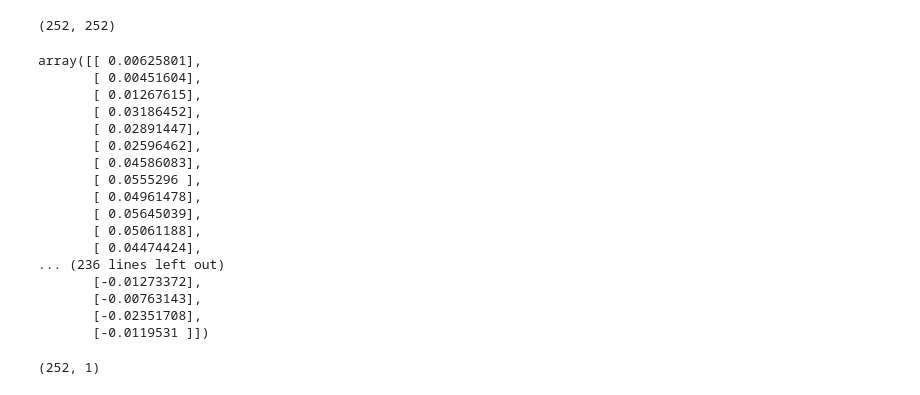
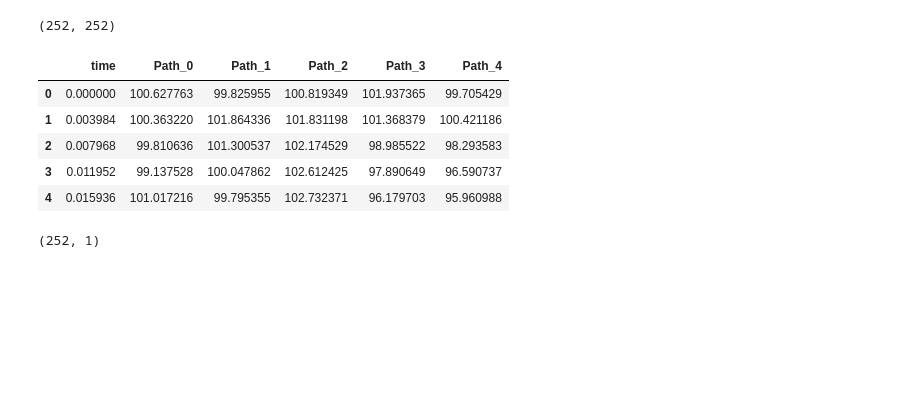
Before and after one commit to Demion27/predictive-ai-roadmap, a Jupyter notebook: notebooks/gaussian_brownian.ipynb, the cells around one changed output. Cells and saved outputs as stored; diff of their text form; code cells hidden in the pictures; blank space fills up the shorter version.

```diff
--- a/notebooks/gaussian_brownian.ipynb
+++ b/notebooks/gaussian_brownian.ipynb
@@ -68,25 +70,14 @@ np.exp((mu - 0.5 * sigma**2) * t + sigma * W).shape
 # %% [output]
 (252, 252)
 # %%
-sigma * W
+gbm_paths.head()
 # %% [output]
-array([[ 0.00625801],
-       [ 0.00451604],
-       [ 0.01267615],
-       [ 0.03186452],
-       [ 0.02891447],
-       [ 0.02596462],
-       [ 0.04586083],
-       [ 0.0555296 ],
-       [ 0.04961478],
-       [ 0.05645039],
-       [ 0.05061188],
-       [ 0.04474424],
-... (236 lines left out)
-       [-0.01273372],
-       [-0.00763143],
-       [-0.02351708],
-       [-0.0119531 ]])
+|  | time | Path_0 | Path_1 | Path_2 | Path_3 | Path_4 |
+| 0 | 0.000000 | 100.627763 | 99.825955 | 100.819349 | 101.937365 | 99.705429 |
+| 1 | 0.003984 | 100.363220 | 101.864336 | 101.831198 | 101.368379 | 100.421186 |
+| 2 | 0.007968 | 99.810636 | 101.300537 | 102.174529 | 98.985522 | 98.293583 |
+| 3 | 0.011952 | 99.137528 | 100.047862 | 102.612425 | 97.890649 | 96.590737 |
+| 4 | 0.015936 | 101.017216 | 99.795355 | 102.732371 | 96.179703 | 95.960988 |
 # %%
 W.shape
 # %% [output]
```
Also changed, not shown: parts of 3 cells of this notebook, 4 other files.
